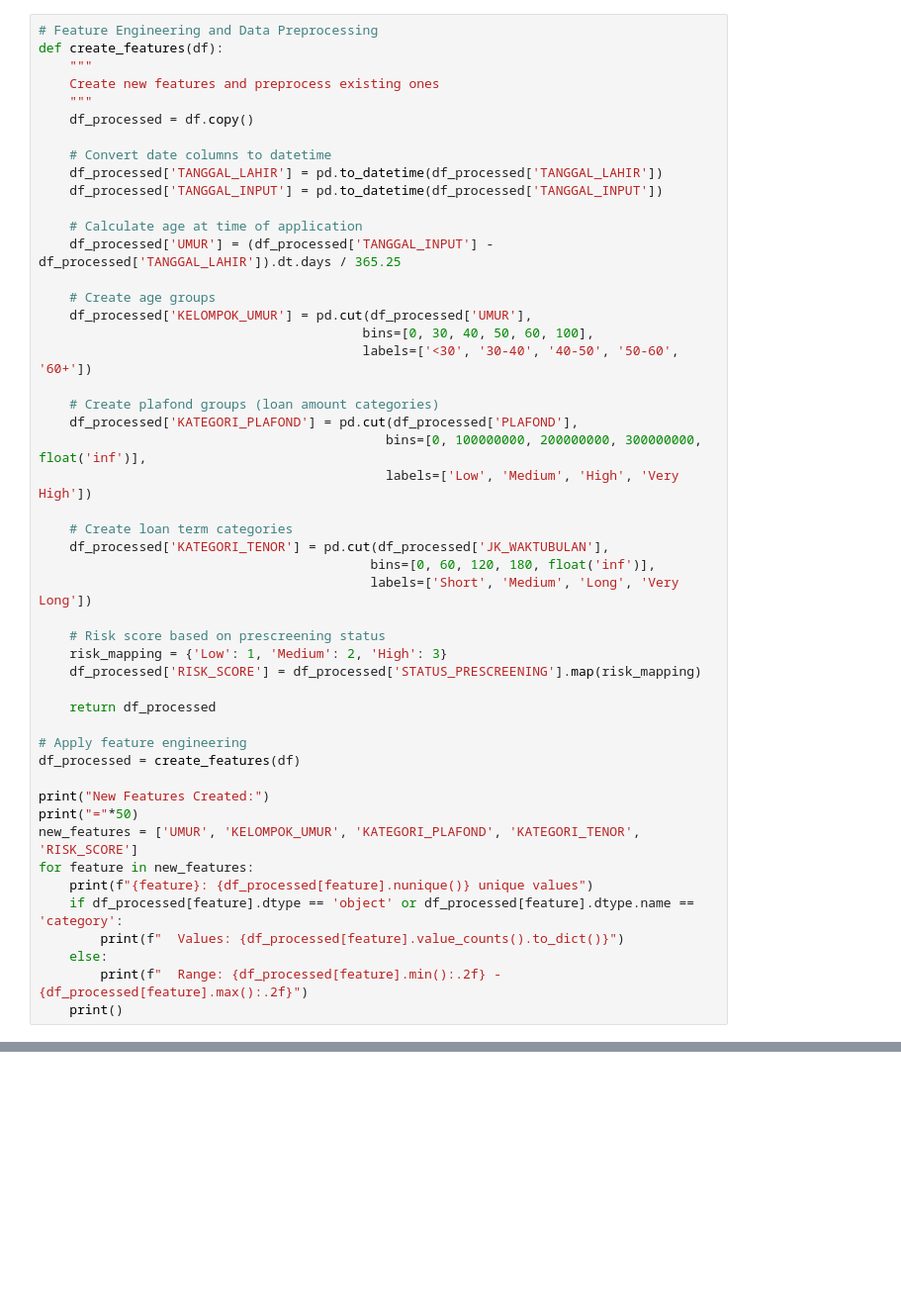
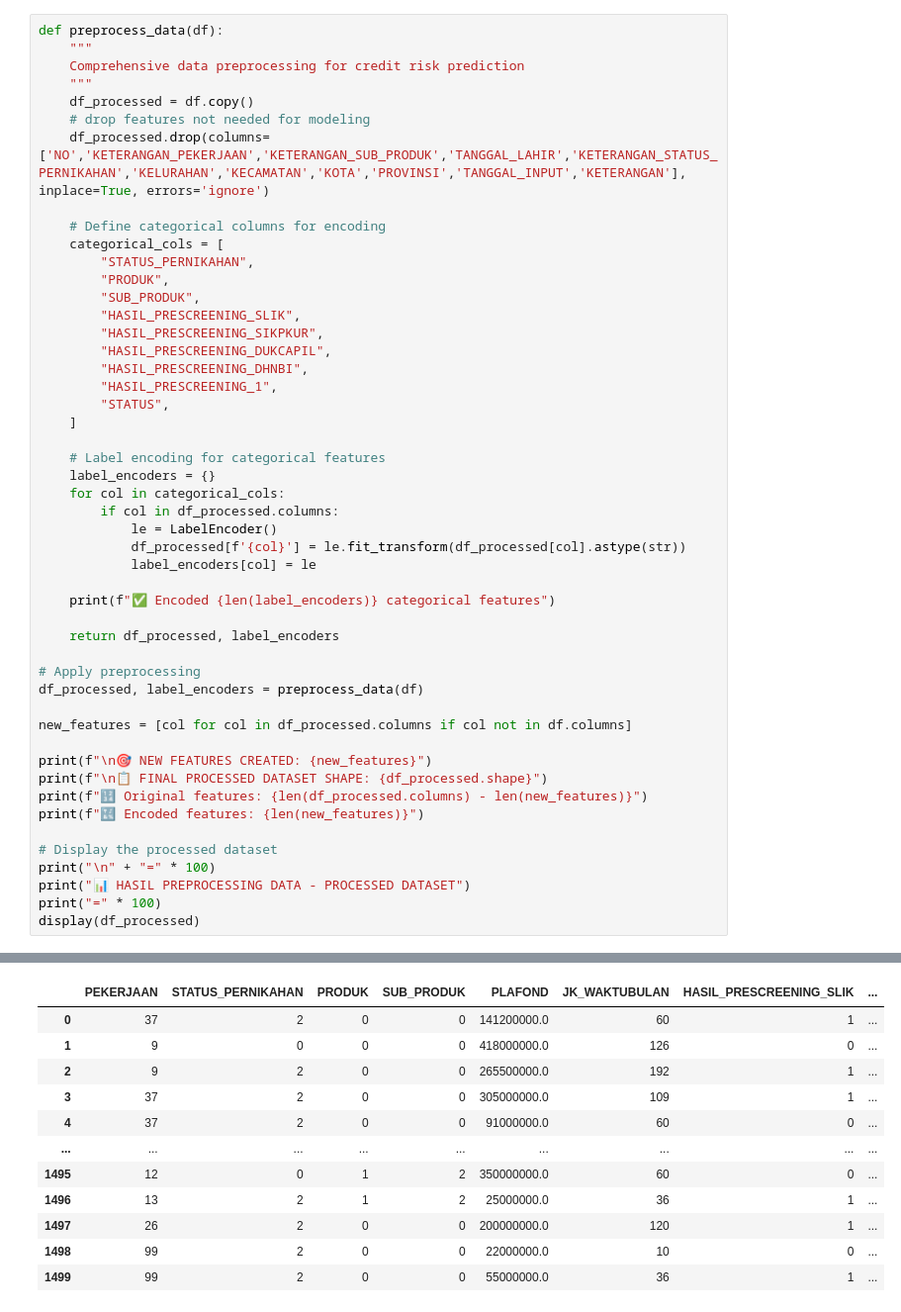
Before and after one commit to ArtEnginer/ENSAMBLE-LEARNING-KREDIT, a Jupyter notebook: KREDITMACET.ipynb, the cells around one changed output, grey strips where cells are left out. Shown: that part at 99% size. Drawn from its saved outputs; the diff is of its cells as text; blank space fills up the shorter version.

```diff
--- a/KREDITMACET.ipynb
+++ b/KREDITMACET.ipynb
@@ -109,49 +211,50 @@ print(df['KETERANGAN'].value_counts(normalize=True).round(4))
 # %%
-# Feature Engineering and Data Preprocessing
-def create_features(df):
+def preprocess_data(df):
     """
-    Create new features and preprocess existing ones
+    Comprehensive data preprocessing for credit risk prediction
     """
     df_processed = df.copy()
+    # drop features not needed for modeling
+    df_processed.drop(columns=['NO','KETERANGAN_PEKERJAAN','KETERANGAN_SUB_PRODUK','TANGGAL_LAHIR','KETERANGAN_STATUS_PERNIKAHAN','KELURAHAN','KECAMATAN','KOTA','PROVINSI','TANGGAL_INPUT','KETERANGAN'], inplace=True, errors='ignore')
 
-    # Convert date columns to datetime
-    df_processed['TANGGAL_LAHIR'] = pd.to_datetime(df_processed['TANGGAL_LAHIR'])
-    df_processed['TANGGAL_INPUT'] = pd.to_datetime(df_processed['TANGGAL_INPUT'])
+    # Define categorical columns for encoding
+    categorical_cols = [
+        "STATUS_PERNIKAHAN",
+        "PRODUK",
+        "SUB_PRODUK",
+        "HASIL_PRESCREENING_SLIK",
+        "HASIL_PRESCREENING_SIKPKUR",
+        "HASIL_PRESCREENING_DUKCAPIL",
+        "HASIL_PRESCREENING_DHNBI",
+        "HASIL_PRESCREENING_1",
+        "STATUS",
+    ]
 
-    # Calculate age at time of application
-    df_processed['UMUR'] = (df_processed['TANGGAL_INPUT'] - df_processed['TANGGAL_LAHIR']).dt.days / 365.25
+    # Label encoding for categorical features
+    label_encoders = {}
+    for col in categorical_cols:
+        if col in df_processed.columns:
+            le = LabelEncoder()
+            df_processed[f'{col}'] = le.fit_transform(df_processed[col].astype(str))
+            label_encoders[col] = le
 
-    # Create age groups
-    df_processed['KELOMPOK_UMUR'] = pd.cut(df_processed['UMUR'],
-                                          bins=[0, 30, 40, 50, 60, 100],
-                                          labels=['<30', '30-40', '40-50', '50-60', '60+'])
+    print(f"✅ Encoded {len(label_encoders)} categorical features")
 
-    # Create plafond groups (loan amount categories)
-    df_processed['KATEGORI_PLAFOND'] = pd.cut(df_processed['PLAFOND'],
-                                             bins=[0, 100000000, 200000000, 300000000, float('inf')],
-                                             labels=['Low', 'Medium', 'High', 'Very High'])
+    return df_processed, label_encoders
 
-    # Create loan term categories
-    df_processed['KATEGORI_TENOR'] = pd.cut(df_processed['JK_WAKTUBULAN'],
-                                           bins=[0, 60, 120, 180, float('inf')],
-                                           labels=['Short', 'Medium', 'Long', 'Very Long'])
+# Apply preprocessing
+df_processed, label_encoders = preprocess_data(df)
 
-    # Risk score based on prescreening status
-    risk_mapping = {'Low': 1, 'Medium': 2, 'High': 3}
-    df_processed['RISK_SCORE'] = df_processed['STATUS_PRESCREENING'].map(risk_mapping)
+new_features = [col for col in df_processed.columns if col not in df.columns]
 
-    return df_processed
+print(f"\n🎯 NEW FEATURES CREATED: {new_features}")
+print(f"\n📋 FINAL PROCESSED DATASET SHAPE: {df_processed.shape}")
+print(f"🔢 Original features: {len(df_processed.columns) - len(new_features)}")
+print(f"🔣 Encoded features: {len(new_features)}")
 
-# Apply feature engineering
-df_processed = create_features(df)
-
-print("New Features Created:")
-print("="*50)
-new_features = ['UMUR', 'KELOMPOK_UMUR', 'KATEGORI_PLAFOND', 'KATEGORI_TENOR', 'RISK_SCORE']
-for feature in new_features:
-    print(f"{feature}: {df_processed[feature].nunique()} unique values")
-    if df_processed[feature].dtype == 'object' or df_processed[feature].dtype.name == 'category':
-        print(f"  Values: {df_processed[feature].value_counts().to_dict()}")
-    else:
-        print(f"  Range: {df_processed[feature].min():.2f} - {df_processed[feature].max():.2f}")
-    print()
+# Display the processed dataset
+print("\n" + "=" * 100)
+print("📊 HASIL PREPROCESSING DATA - PROCESSED DATASET")
+print("=" * 100)
+display(df_processed)
+# %% [output]
@@ -157,0 +272,12 @@ for feature in new_features:
+|  | PEKERJAAN | STATUS_PERNIKAHAN | PRODUK | SUB_PRODUK | PLAFOND | JK_WAKTUBULAN | HASIL_PRESCREENING_SLIK | ... |
+| 0 | 37 | 2 | 0 | 0 | 141200000.0 | 60 | 1 | ... |
+| 1 | 9 | 0 | 0 | 0 | 418000000.0 | 126 | 0 | ... |
+| 2 | 9 | 2 | 0 | 0 | 265500000.0 | 192 | 1 | ... |
+| 3 | 37 | 2 | 0 | 0 | 305000000.0 | 109 | 1 | ... |
+| 4 | 37 | 2 | 0 | 0 | 91000000.0 | 60 | 0 | ... |
+| ... | ... | ... | ... | ... | ... | ... | ... | ... |
+| 1495 | 12 | 0 | 1 | 2 | 350000000.0 | 60 | 0 | ... |
+| 1496 | 13 | 2 | 1 | 2 | 25000000.0 | 36 | 1 | ... |
+| 1497 | 26 | 2 | 0 | 0 | 200000000.0 | 120 | 1 | ... |
+| 1498 | 99 | 2 | 0 | 0 | 22000000.0 | 10 | 0 | ... |
+| 1499 | 99 | 2 | 0 | 0 | 55000000.0 | 36 | 1 | ... |
```
Also changed, not shown: parts of 35 cells of this notebook, 14 other files.
